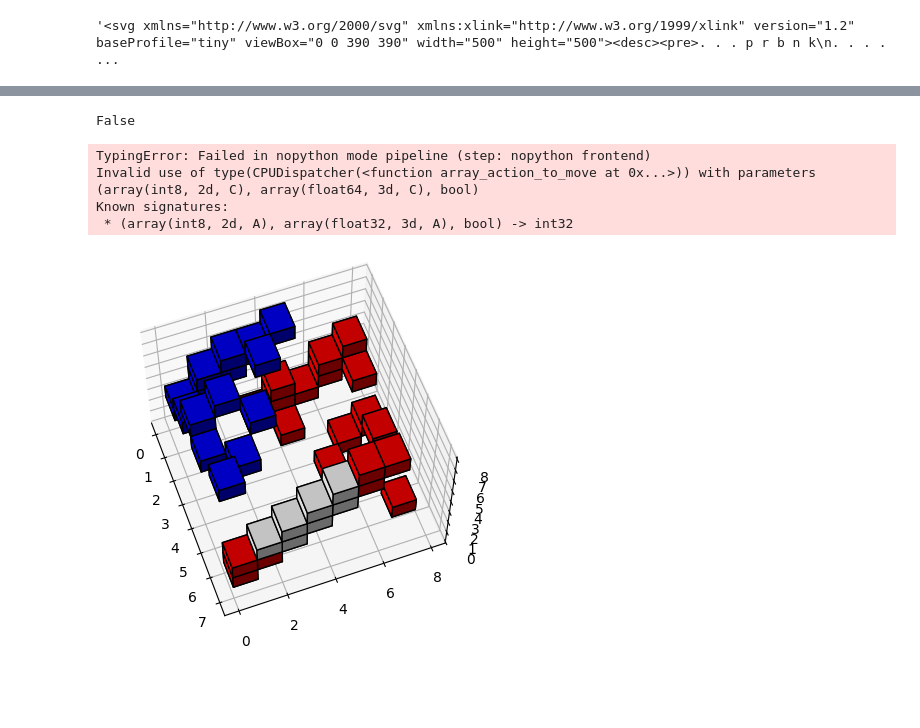
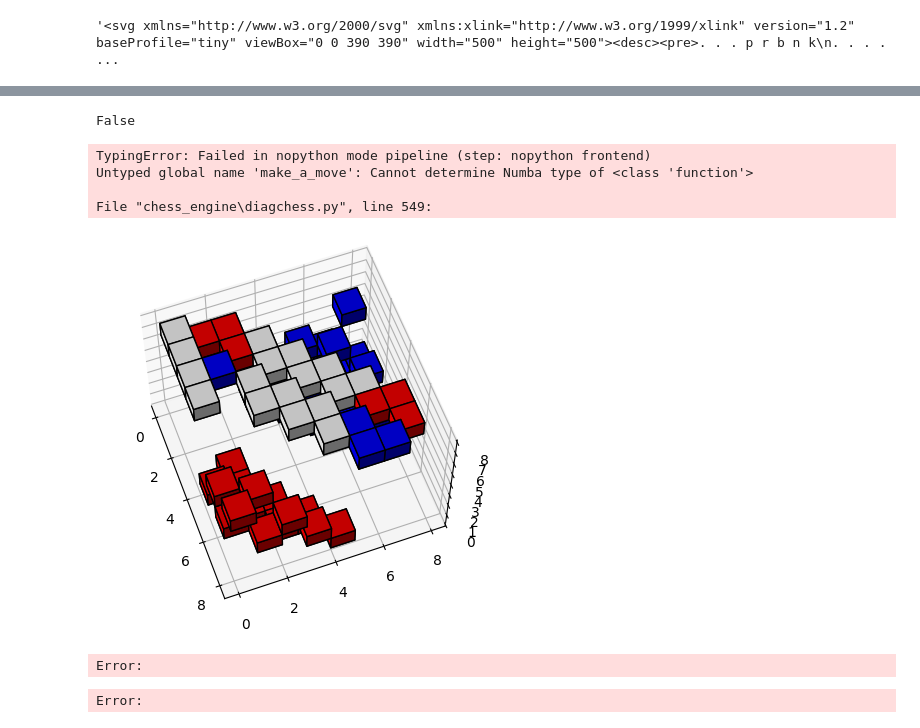
Before and after one commit to Lord225/AIProject, a Jupyter notebook: src/Untitled-2.ipynb, the cells around one changed output, grey strips where cells are left out. Saved outputs shown, nothing was run; the diff lists cells and outputs as text; code cells hidden in the pictures; blank space fills up the shorter version.

```diff
--- a/src/Untitled-2.ipynb
+++ b/src/Untitled-2.ipynb
@@ -28,26 +39,49 @@ env.reset()
 
 print(env.isBlack)
 
-obs, rew, done = env.step_prop(action)
+obs, rew, done = env.step(0)
 
 env.render()
 # %% [output]
 False
 TypingError: Failed in nopython mode pipeline (step: nopython frontend)
-Invalid use of type(CPUDispatcher(<function array_action_to_move at 0x...>)) with parameters (array(int8, 2d, C), array(float64, 3d, C), bool)
-Known signatures:
- * (array(int8, 2d, A), array(float32, 3d, A), bool) -> int32
+Untyped global name 'make_a_move': Cannot determine Numba type of <class 'function'>
+
+File "chess_engine\diagchess.py", line 549:
 # %%
 # observation as 3d volume graph using plt
 
 ax = plt.figure().add_subplot(projection='3d', proj_type='persp')
 # negative as blue, positive as red
-combined = np.zeros((7,8,8), dtype='object')
+combined = np.zeros((8,8,8), dtype='object')
 combined[obs != 0] = 'white'
 combined[obs == -1] = 'blue'
 combined[obs == 1] = 'red'
 ax.voxels(obs, facecolors=combined, edgecolor='k')
 ax.view_init(azim=-20, elev=60)
 plt.show()
 # %% [output]
-[figure, old version]
+[figure, new version]
+# %%
+env.reset()
+np.set_printoptions(threshold=4096)
+
+mask = chess_engine.internal.get_legal_moves_mask(env.board, env.isBlack)
+
+# generate random floats of size 4096
+action = np.random.rand(4096)
+
+# apply mask
+action = action * mask
+
+# get index of max value
+action = int(np.argmax(action))
+
+# check if action is legal
+
+obs, reward, done = env.step(action)
+
+reward
+# %% [output]
+Error:
+Error:
```
Also changed, not shown: parts of 2 cells of this notebook, 19 other files.
